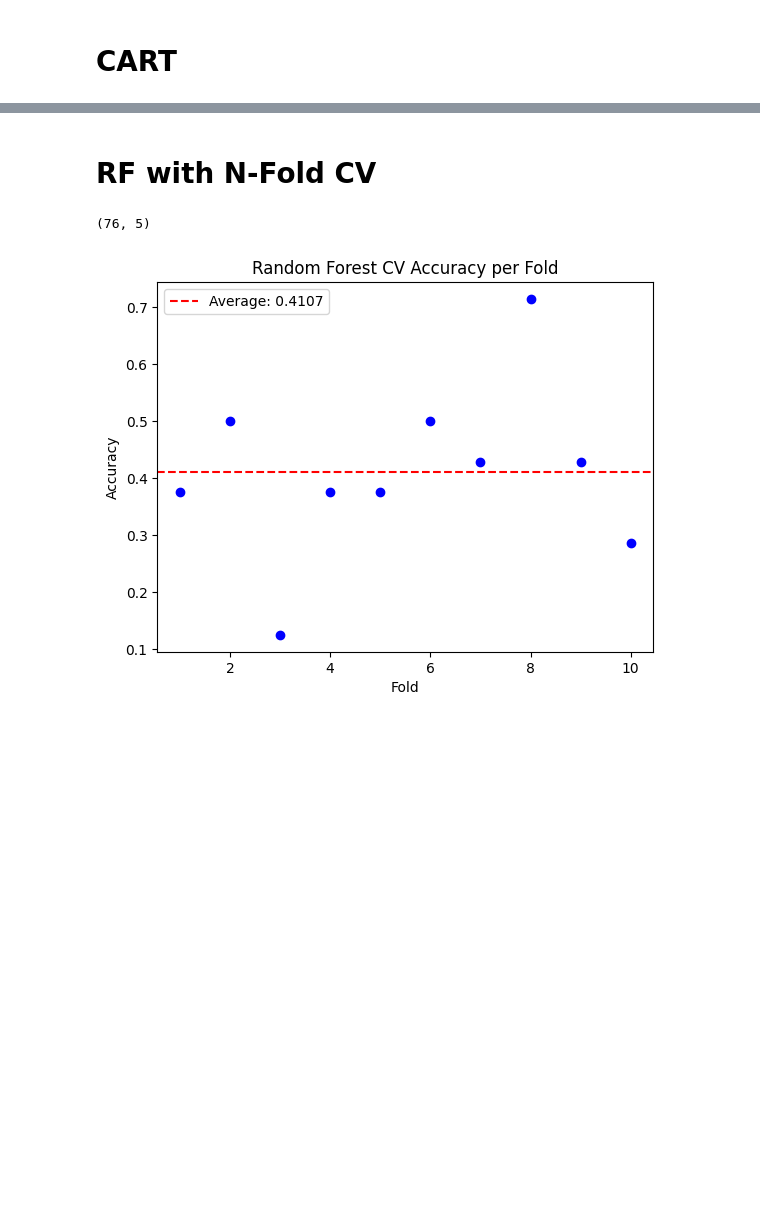
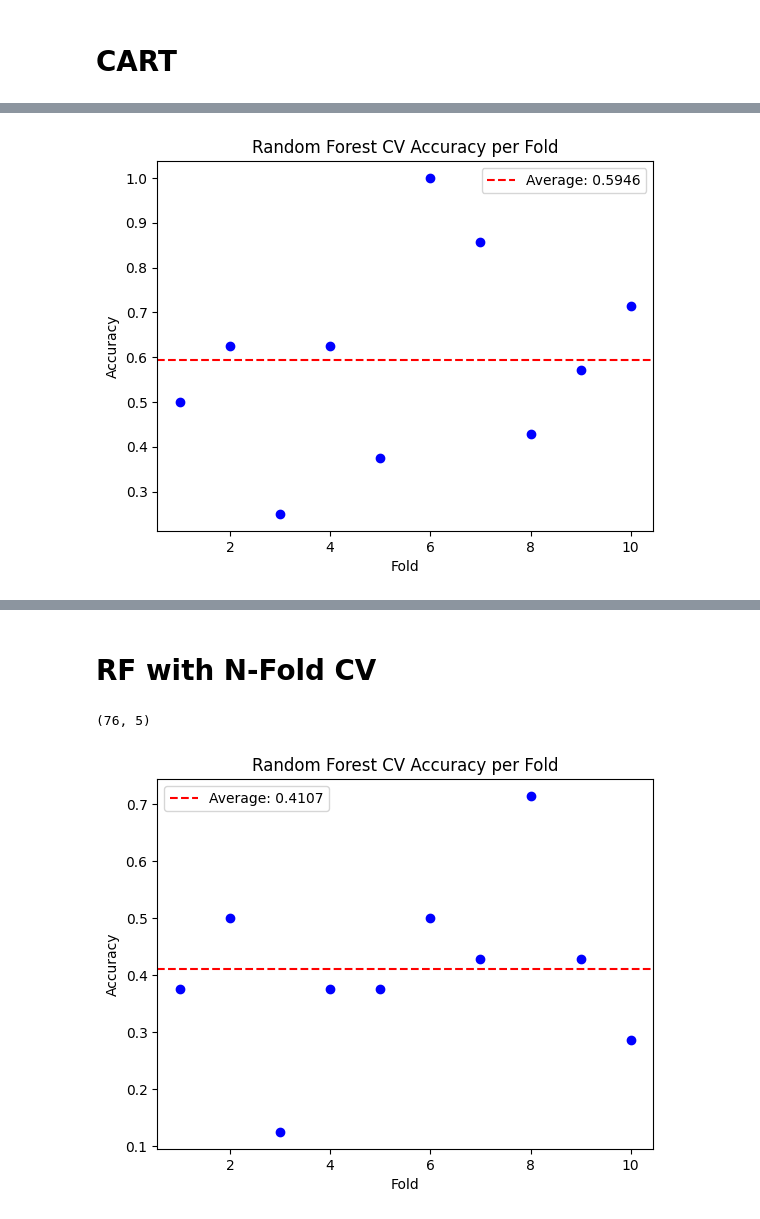
Before and after one commit to hansa31/GBM-analysis, a Jupyter notebook: Models.ipynb, the cells around one changed output, grey strips where cells are left out. Drawn from its saved outputs; the diff is of its cells as text; code cells hidden in the pictures; blank space fills up the shorter version.

```diff
--- a/Models.ipynb
+++ b/Models.ipynb
@@ -241,10 +284,10 @@ Selected 25 features: Index(['HISTO_NET_T1Gd_Bin7', 'HISTO_NET_T1Gd_Bin8', 'HIST
 # %%
 # helper function
 
-def fitting(X, y, criterion, splitter, mdepth, clweight, minleaf, feature_names):
+def fitting(X_train,X_test,y_train, y_test, criterion, splitter, mdepth, clweight, minleaf, feature_names):
 
     # Create training and testing samples
-    X_train, X_test, y_train, y_test = train_test_split(X, y, test_size=0.1, random_state=0)
+    #X_train, X_test, y_train, y_test = train_test_split(X, y, test_size=0.1, random_state=0)
 
     # Fit the model
     model = tree.DecisionTreeClassifier(criterion=criterion,
@@ -298,15 +341,5 @@ def fitting(X, y, criterion, splitter, mdepth, clweight, minleaf, feature_names)
     graph = graphviz.Source(dot_data)
 
     # Return relevant data for chart plotting
-    return X_train, X_test, y_train, y_test, clf, graph
+    #return X_train, X_test, y_train, y_test, clf, graph
+    return clf, graph
-# %%
-# Extract corresponding values using NumPy indexing
-valid_columns = ['HISTO_NET_T2_Bin9', 'TEXTURE_GLRLM_ED_T2_GLN', 'TEXTURE_GLSZM_ED_T1Gd_ZSN', 'TEXTURE_GLSZM_NET_T2_LGZE', 'Age']
-selected_values = X[:, [df.columns.get_loc(col) for col in valid_columns]]
-# %%
-# Fit the model and display results
-X_train, X_test, y_train, y_test, clf, graph = fitting(selected_values, y, 'gini', 'best',
-                                                       mdepth=10,
-                                                       clweight=None,
-                                                       minleaf=1,
-                                                       feature_names = valid_columns)
@@ -334,0 +346,67 @@ graph
+# %%
+# Define number of folds for cross-validation
+n_folds = 10
+
+# Stratified K-Fold cross-validation
+skf = StratifiedKFold(n_splits=n_folds, shuffle=True, random_state=42)
+
+# Initialize empty lists to store scores and predictions
+scores = []
+y_pred = np.zeros_like(y)
+
+# Empty list to hold the graph objects
+graph_list = []
+
+# Empty list to hold the models
+models_list = []
+
+# Plot setup
+fig, ax = plt.subplots()
+
+# Iterate over folds
+for fold_id, (train_index, test_index) in enumerate(skf.split(selected_values, y)):
+
+    print(f"FOLD {fold_id} ******************************************")
+    # Split data into training and testing sets
+    X_train, X_test = selected_values[train_index], selected_values[test_index]
+    y_train, y_test = y[train_index], y[test_index]
+
+    # Create and train the Random Forest model
+    #model = RandomForestClassifier(n_estimators=100, random_state=42)  # Adjust hyperparameters as needed
+    #model.fit(X_train, y_train)
+
+    # Create the Decision tree model
+    model, graph = fitting(X_train, X_test, y_train, y_test, 'gini', 'best',
+                                                       mdepth=5,
+                                                       clweight=None,
+                                                       minleaf=3,
+                                                       feature_names = valid_columns)
+
+    graph_list.append(graph)
+    models_list.append(model)
+
+    # Make predictions on the test set
+    y_pred[test_index] = model.predict(X_test)
+
+    # Evaluate the model using accuracy (replace with your desired metric)
+    from sklearn.metrics import accuracy_score
+    score = accuracy_score(y_test, y_pred[test_index])
+    scores.append(score)
+
+    # Plot individual fold accuracy
+    ax.plot([fold_id + 1], [score], marker='o', linestyle='-', color='b')
+
+# Plot average accuracy line
+avg_score = np.mean(scores)
+ax.axhline(y=avg_score, color='r', linestyle='--', label=f'Average: {avg_score:.4f}')
+
+# Customize plot
+ax.set_xlabel('Fold')
+ax.set_ylabel('Accuracy')
+ax.set_title('Random Forest CV Accuracy per Fold')
+ax.legend()
+plt.show()
+
+# Print the average cross-validation score
+print(f"Average cross-validation accuracy: {np.mean(scores):.4f}")
+# %% [output]
@@ -334,0 +450 @@ graph
+[figure, added]
```
Also changed, not shown: parts of 51 cells of this notebook.
